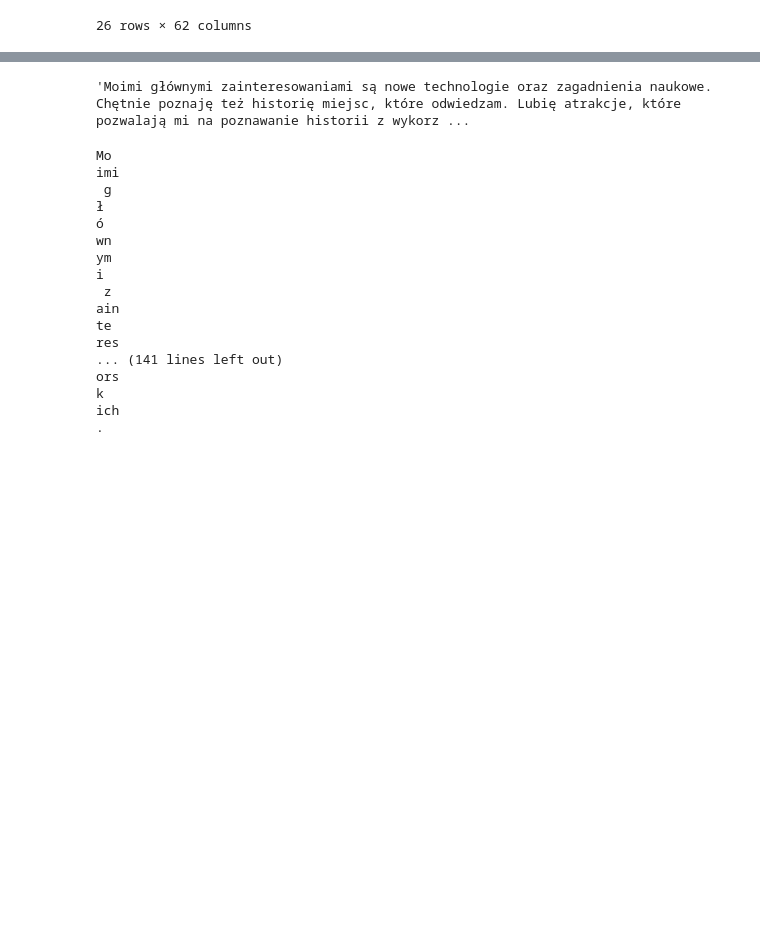
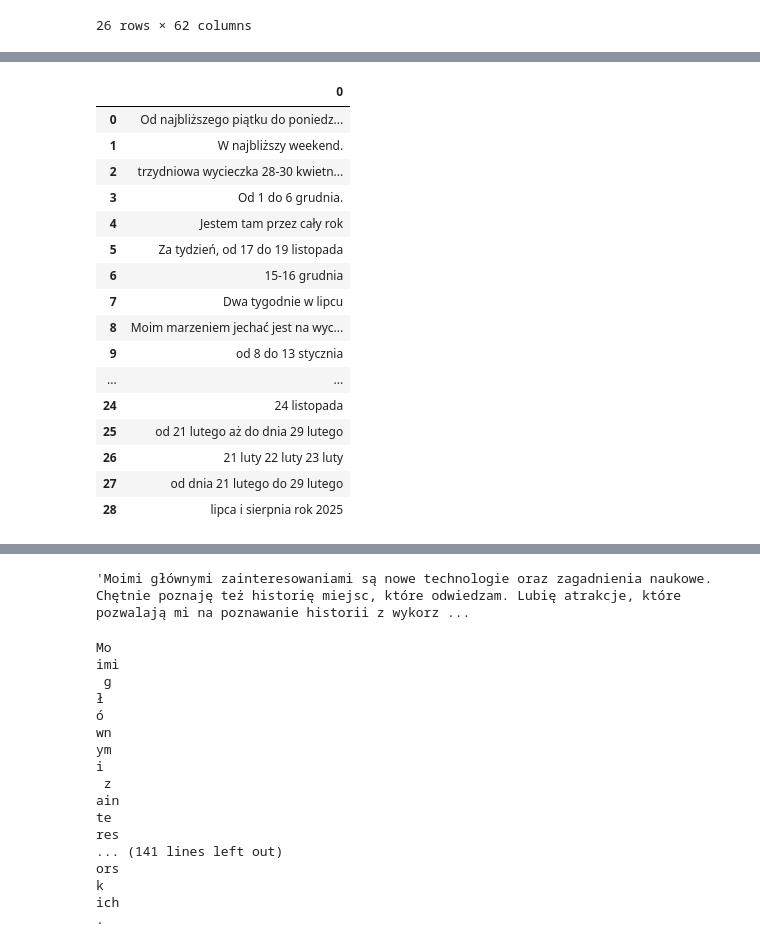
Before and after one commit to AndrzejStarzyk/WiBIT, a Jupyter notebook: app/recommending_v3/recommending_v3.ipynb, the cells around one changed output, grey strips where cells are left out. Cells and saved outputs as stored; diff of their text form; code cells hidden in the pictures; blank space fills up the shorter version.

```diff
--- a/app/recommending_v3/recommending_v3.ipynb
+++ b/app/recommending_v3/recommending_v3.ipynb
@@ -49,3 +45,27 @@ data.iloc[0][0]
+# %%
+data.loc[len(data)] = ["od 21 lutego aż do dnia 29 lutego"]
+data.loc[len(data)] = ["21 luty 22 luty 23 luty"]
+data.loc[len(data)] = ["od dnia 21 lutego do 29 lutego"]
+data.loc[len(data)] = ["lipca i sierpnia rok 2025"]
+data
+# %% [output]
+|  | 0 |
+| 0 | Od najbliższego piątku do poniedz... |
+| 1 | W najbliższy weekend. |
+| 2 | trzydniowa wycieczka 28-30 kwietn... |
+| 3 | Od 1 do 6 grudnia. |
+| 4 | Jestem tam przez cały rok |
+| 5 | Za tydzień, od 17 do 19 listopada |
+| 6 | 15-16 grudnia |
+| 7 | Dwa tygodnie w lipcu |
+| 8 | Moim marzeniem jechać jest na wyc... |
+| 9 | od 8 do 13 stycznia |
+| ... | ... |
+| 24 | 24 listopada |
+| 25 | od 21 lutego aż do dnia 29 lutego |
+| 26 | 21 luty 22 luty 23 luty |
+| 27 | od dnia 21 lutego do 29 lutego |
+| 28 | lipca i sierpnia rok 2025 |
 # %%
 import spacy
 # %%
```
Also changed, not shown: parts of 8 cells of this notebook, 5 other files.
